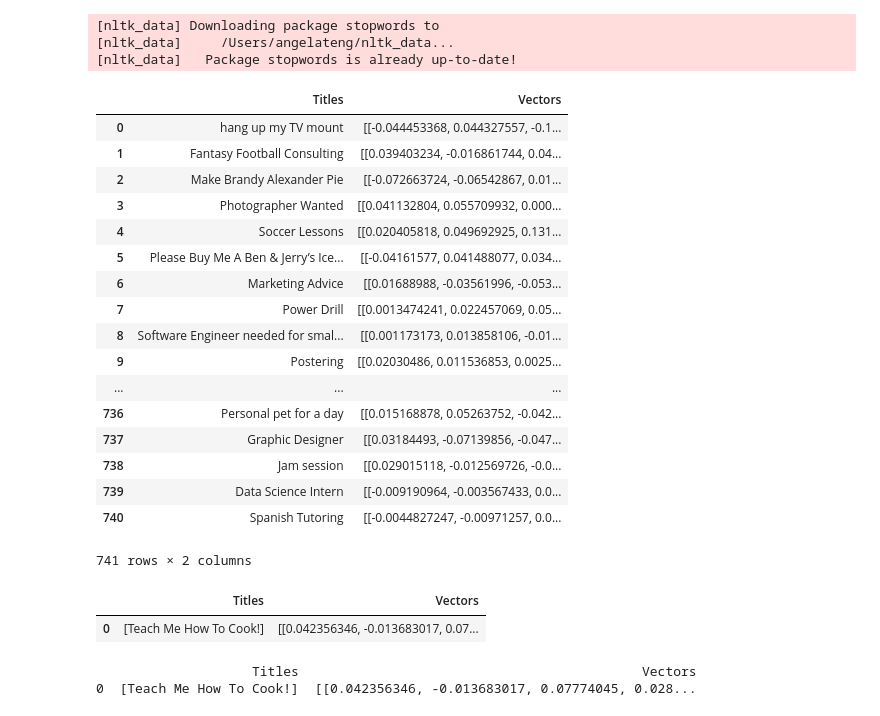
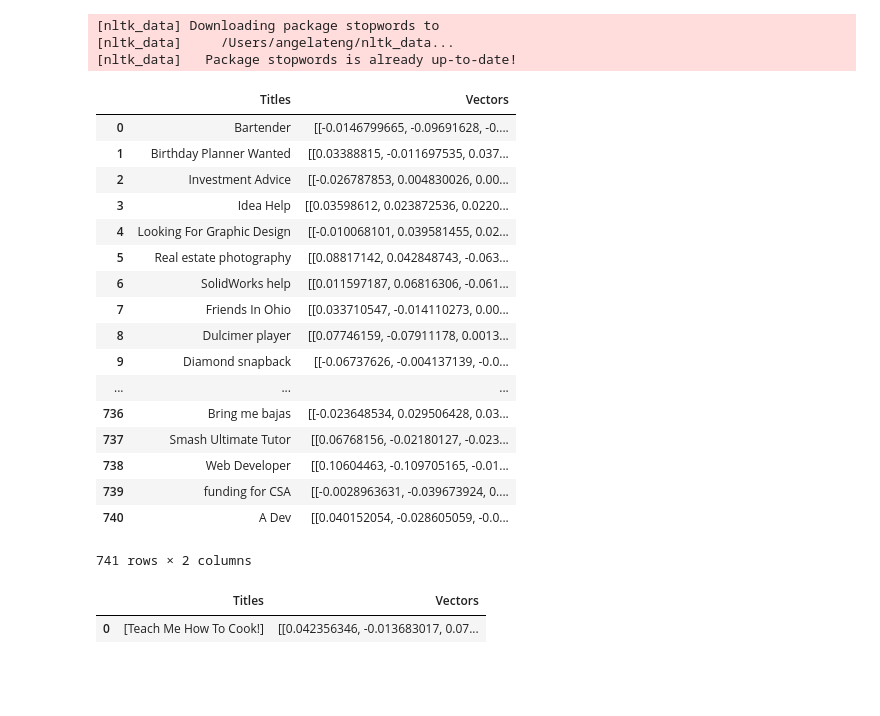
Before and after one commit to angelaaaateng/Projects, a Jupyter notebook: SharpestMinds/Pangea_RS_Cleaned.ipynb, the cells around one changed output. Saved outputs shown, nothing was run; the diff lists cells and outputs as text; code cells hidden in the pictures; blank space fills up the shorter version.

```diff
--- a/SharpestMinds/Pangea_RS_Cleaned.ipynb
+++ b/SharpestMinds/Pangea_RS_Cleaned.ipynb
@@ -104,7 +104,7 @@ def vectorize_and_store_existing_titles():
 
     dictionary = dict(zip(post_titles, filtered_word_list))
 
-    title_vectors = {}
+    #title_vectors = {}
 
     #print(len(dictionary.keys()))
 
@@ -113,16 +113,18 @@ def vectorize_and_store_existing_titles():
     #dupe reqs
 
     vectorized_titles = pd.DataFrame(columns=["Titles", "Vectors"])
-    print(vectorized_titles)
+    #print(vectorized_titles)
 
 
 
     for title in post_titles:
         word_vecs = [model[word] for word in dictionary[title]]
+        #print(len(word_vecs))
         if len(word_vecs) == 0:
             title_vec = [np.zeros(300)]
         else:
             title_vec = normalize(sum(word_vecs).reshape(1, -1))
+            #print(title_vec)
 
         vectorized_titles = vectorized_titles.append({'Titles': title, 'Vectors': title_vec}, ignore_index=True)
 
@@ -131,33 +133,36 @@ def vectorize_and_store_existing_titles():
     #dictionary = dict(zip(post_titles, filtered_word_list))
 
     #can also replace filepath in the future
-    #titles.to_pickle("/Users/angelateng/Dropbox/SharpestMinds/raw_titles.pkl")
-    vectorized_titles.to_pickle("/Users/angelateng/Dropbox/SharpestMinds/vectorized_titles.pkl")
+    #titles.to_pickle("/Users/angelateng/Dropbox/AMBER/SharpestMinds/raw_titles.pkl")
+    vectorized_titles.to_pickle("/Users/angelateng/Dropbox/AMBER/SharpestMinds/vectorized_titles.pkl")
+    #print(vectorized_titles)
+    #print(title_vec)
+    #print(word_vecs)
     return(vectorized_titles)
 
 #vectorize_and_store_existing_titles()
 # %%
-pd.read_pickle("/Users/angelateng/Dropbox/SharpestMinds/vectorized_titles.pkl")
+#pd.read_pickle("/Users/angelateng/Dropbox/AMBER/SharpestMinds/vectorized_titles.pkl")
 #sanity check
-#vectorize_and_store_existing_titles()
+vectorize_and_store_existing_titles()
 # %% [output]
 |  | Titles | Vectors |
-| 0 | hang up my TV mount | [[-0.044453368, 0.044327557, -0.1... |
-| 1 | Fantasy Football Consulting | [[0.039403234, -0.016861744, 0.04... |
-| 2 | Make Brandy Alexander Pie | [[-0.072663724, -0.06542867, 0.01... |
-| 3 | Photographer Wanted | [[0.041132804, 0.055709932, 0.000... |
-| 4 | Soccer Lessons | [[0.020405818, 0.049692925, 0.131... |
-| 5 | Please Buy Me A Ben & Jerry’s Ice... | [[-0.04161577, 0.041488077, 0.034... |
-| 6 | Marketing Advice | [[0.01688988, -0.03561996, -0.053... |
-| 7 | Power Drill | [[0.0013474241, 0.022457069, 0.05... |
-| 8 | Software Engineer needed for smal... | [[0.001173173, 0.013858106, -0.01... |
-| 9 | Postering | [[0.02030486, 0.011536853, 0.0025... |
+| 0 | Bartender | [[-0.0146799665, -0.09691628, -0.... |
+| 1 | Birthday Planner Wanted | [[0.03388815, -0.011697535, 0.037... |
+| 2 | Investment Advice | [[-0.026787853, 0.004830026, 0.00... |
+| 3 | Idea Help | [[0.03598612, 0.023872536, 0.0220... |
+| 4 | Looking For Graphic Design | [[-0.010068101, 0.039581455, 0.02... |
+| 5 | Real estate photography | [[0.08817142, 0.042848743, -0.063... |
+| 6 | SolidWorks help | [[0.011597187, 0.06816306, -0.061... |
+| 7 | Friends In Ohio | [[0.033710547, -0.014110273, 0.00... |
+| 8 | Dulcimer player | [[0.07746159, -0.07911178, 0.0013... |
+| 9 | Diamond snapback | [[-0.06737626, -0.004137139, -0.0... |
 | ... | ... | ... |
-| 736 | Personal pet for a day | [[0.015168878, 0.05263752, -0.042... |
-| 737 | Graphic Designer | [[0.03184493, -0.07139856, -0.047... |
-| 738 | Jam session | [[0.029015118, -0.012569726, -0.0... |
-| 739 | Data Science Intern | [[-0.009190964, -0.003567433, 0.0... |
-| 740 | Spanish Tutoring | [[-0.0044827247, -0.00971257, 0.0... |
+| 736 | Bring me bajas | [[-0.023648534, 0.029506428, 0.03... |
+| 737 | Smash Ultimate Tutor | [[0.06768156, -0.02180127, -0.023... |
+| 738 | Web Developer | [[0.10604463, -0.109705165, -0.01... |
+| 739 | funding for CSA | [[-0.0028963631, -0.039673924, 0.... |
+| 740 | A Dev | [[0.040152054, -0.028605059, -0.0... |
 741 rows × 2 columns
 # %%
 #can change this directory later
@@ -224,35 +229,44 @@ vectorize_new_title(user_post)
 | 0 | [Teach Me How To Cook!] | [[0.042356346, -0.013683017, 0.07... |
 # %%
 vectorized_title = vectorize_new_title(user_post)
-print(vectorized_title)
+#print(vectorized_title)
 
 def rank_existing_titles(vectorized_title):
     #loop over all keys in dict
     ranked_titles = {}
     #other_titles = pd.read_pickle("/Users/angelateng/Dropbox/SharpestMinds/raw_titles.pkl")
-    other_titles = pd.read_pickle("/Users/angelateng/Dropbox/SharpestMinds/vectorized_titles.pkl")
-    pprint(other_titles)
+    other_titles = pd.read_pickle("/Users/angelateng/Dropbox/AMBER/SharpestMinds/vectorized_titles.pkl")
+    #pprint(other_titles)
 
-    transpose_other_titles = [[other_titles[j][i] for j in range(len(other_titles))] for i in range(len(other_titles[0]))]
+    #transpose_other_titles = [[other_titles[j][i] for j in range(len(other_titles))] for i in range(len(other_titles[0]))]
     #why is other_titles not printing out the vector, and only the titles??
     #need to transpose, since current dimensions are (741,2) and (1,2)
 
+
     #can also use title_vectors.keys()
-    for title in other_titles:
-        #ranked_titles[title] = np.dot(other_titles[title], vectorized_title)[0]
-        ranked_titles[title] = np.dot(transpose_other_titles, vectorized_title)[0]
+    for index,row in other_titles.iterrows():
+        print(index)
+        print(row)
+        print('***')
+
+        print(row['Titles'])
+        print(row['Vectors'])
+        print(vectorized_title)
+        print(vectorized_title['Vectors'][0])
+        ranked_titles[row['Titles']] = np.dot(row['Vectors'], vectorized_title['Vectors'][0])
+
+
+        #ranked_titles[title] = np.dot(transpose_other_titles, vectorized_title)[0]
     #print(other_titles)
         #print(np.dot(other_titles[title], vectorized_title))
-    sorted_title_vecs = sorted(ranked_titles.items(), key=operator.itemgetter(1), reverse=True)
+    #sorted_title_vecs = sorted(ranked_titles.items(), key=operator.itemgetter(1), reverse=True)
     #pprint(sorted_title_vecs)
     #dicts not ordered
+    #print(other_titles)
     return(sorted_title_vecs)
 
 #rank_existing_titles(vectorized_title[:10])
 #word querying
 
 #should be cleaned titles x cleaned til
-# %% [output]
-                    Titles                                            Vectors
-0  [Teach Me How To Cook!]  [[0.042356346, -0.013683017, 0.07774045, 0.028...
 # %%
```
Also changed, not shown: parts of 7 cells of this notebook.
